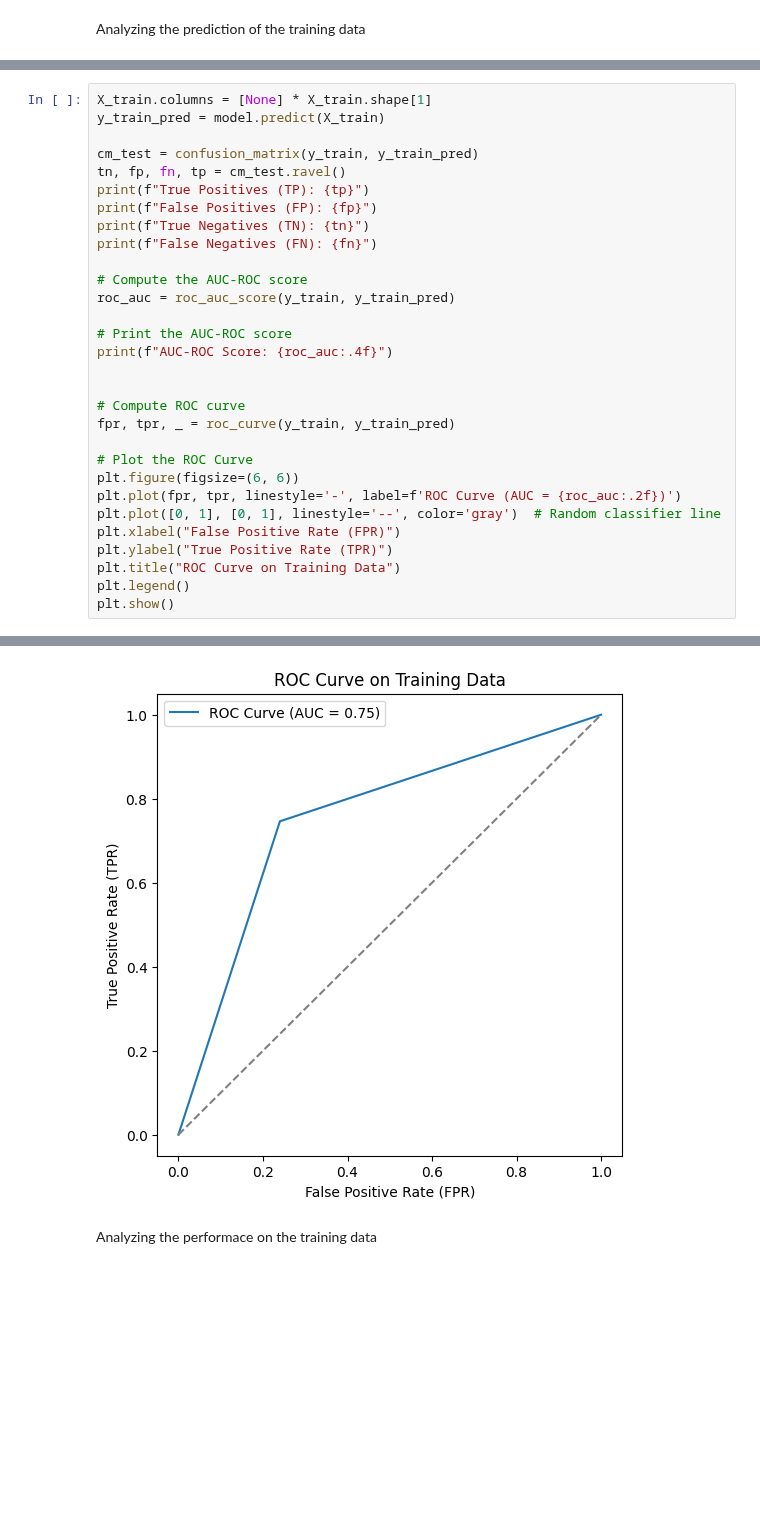
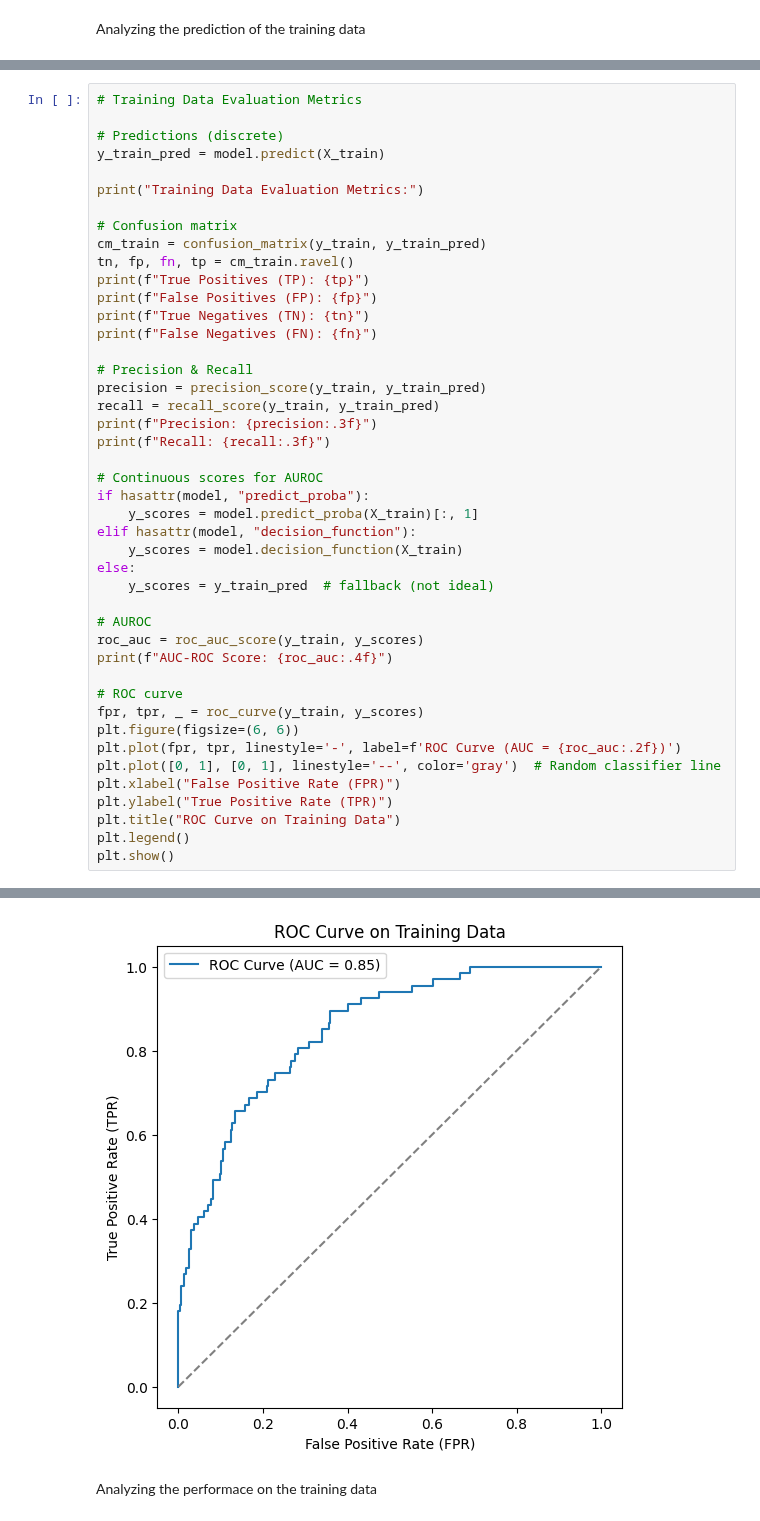
Before and after one commit to gchermside/UCEC_Recurrance, a Jupyter notebook: testing_models.ipynb, the cells around one changed output, grey strips where cells are left out. Drawn from its saved outputs; the diff is of its cells as text; blank space fills up the shorter version.

```diff
--- a/testing_models.ipynb
+++ b/testing_models.ipynb
@@ -22,25 +94,39 @@ feature_names = joblib.load(config.FEATURE_NAMES)
 # %%
-X_train.columns = [None] * X_train.shape[1]
+# Training Data Evaluation Metrics
+
+# Predictions (discrete)
 y_train_pred = model.predict(X_train)
 
-cm_test = confusion_matrix(y_train, y_train_pred)
-tn, fp, fn, tp = cm_test.ravel()
+print("Training Data Evaluation Metrics:")
+
+# Confusion matrix
+cm_train = confusion_matrix(y_train, y_train_pred)
+tn, fp, fn, tp = cm_train.ravel()
 print(f"True Positives (TP): {tp}")
 print(f"False Positives (FP): {fp}")
 print(f"True Negatives (TN): {tn}")
 print(f"False Negatives (FN): {fn}")
 
-# Compute the AUC-ROC score
-roc_auc = roc_auc_score(y_train, y_train_pred)
+# Precision & Recall
+precision = precision_score(y_train, y_train_pred)
+recall = recall_score(y_train, y_train_pred)
+print(f"Precision: {precision:.3f}")
+print(f"Recall: {recall:.3f}")
 
-# Print the AUC-ROC score
+# Continuous scores for AUROC
+if hasattr(model, "predict_proba"):
+    y_scores = model.predict_proba(X_train)[:, 1]
+elif hasattr(model, "decision_function"):
+    y_scores = model.decision_function(X_train)
+else:
+    y_scores = y_train_pred  # fallback (not ideal)
+
+# AUROC
+roc_auc = roc_auc_score(y_train, y_scores)
 print(f"AUC-ROC Score: {roc_auc:.4f}")
 
-
-# Compute ROC curve
-fpr, tpr, _ = roc_curve(y_train, y_train_pred)
-
-# Plot the ROC Curve
+# ROC curve
+fpr, tpr, _ = roc_curve(y_train, y_scores)
 plt.figure(figsize=(6, 6))
 plt.plot(fpr, tpr, linestyle='-', label=f'ROC Curve (AUC = {roc_auc:.2f})')
 plt.plot([0, 1], [0, 1], linestyle='--', color='gray')  # Random classifier line
@@ -58,4 +147,4 @@ AUC-ROC Score: 0.7531
-[figure, old version]
+[figure, new version]
 # %% [markdown]
 Analyzing the performace on the training data
 # %%
```
Also changed, not shown: parts of 8 cells of this notebook, 11 other files.
